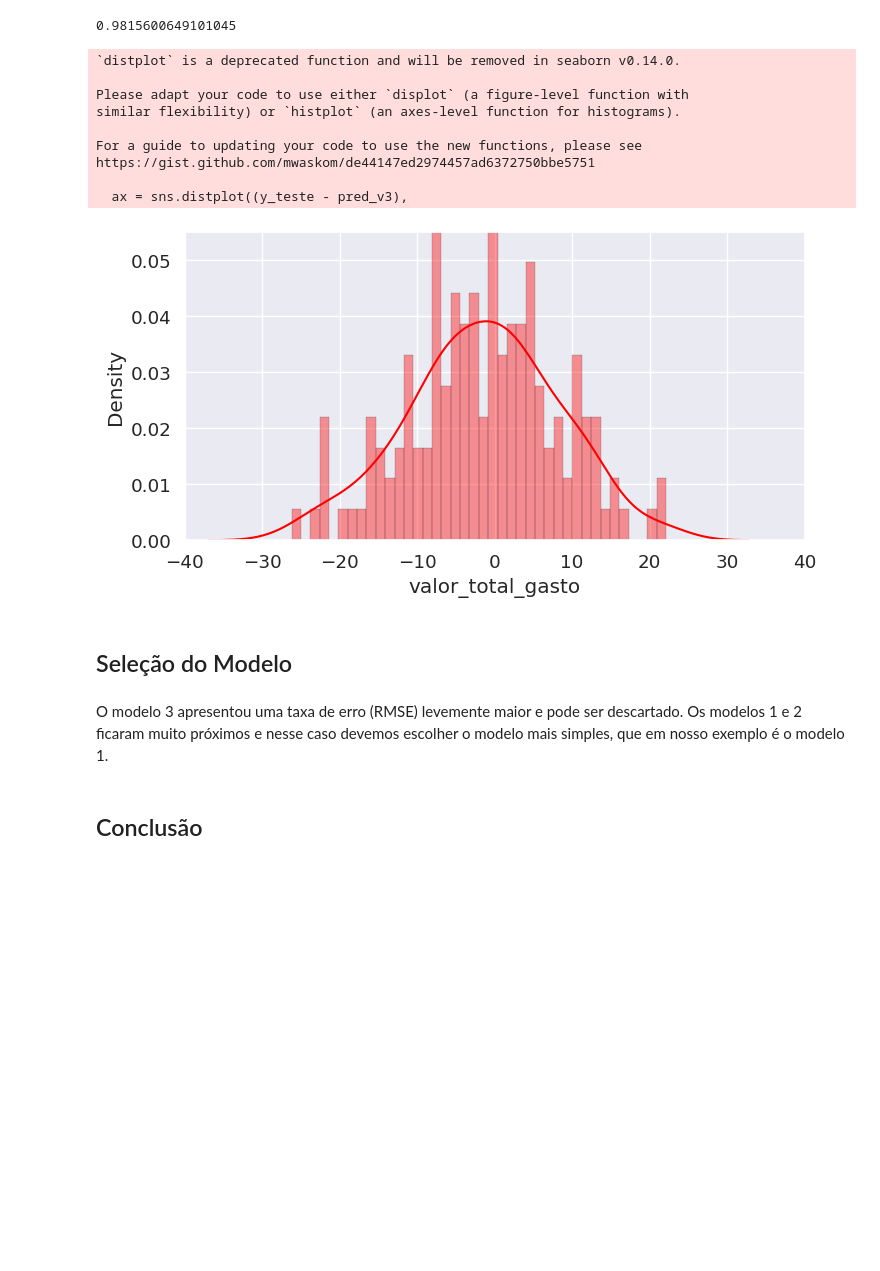
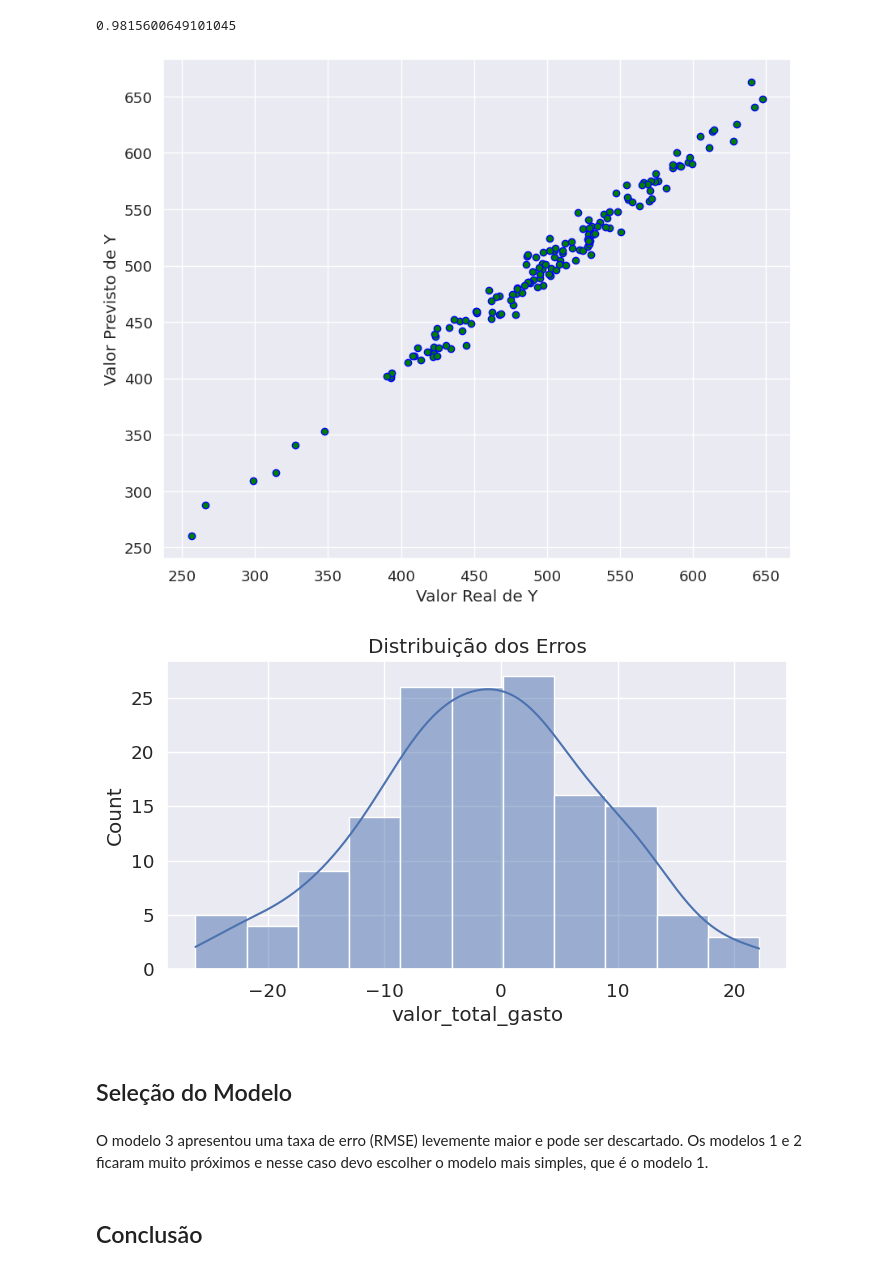
Before and after one commit to gabrielpito92/projetos_fatec, a Jupyter notebook: ML1_FATEC_Ecommerce/MLAnalise_Ecomerce/Vendas_Ecommerce.ipynb, the cells around one changed output. Drawn from its saved outputs; the diff is of its cells as text; code cells hidden in the pictures; blank space fills up the shorter version.

```diff
--- a/ML1_FATEC_Ecommerce/MLAnalise_Ecomerce/Vendas_Ecommerce.ipynb
+++ b/ML1_FATEC_Ecommerce/MLAnalise_Ecomerce/Vendas_Ecommerce.ipynb
@@ -563,27 +563,17 @@ explained_variance_score(y_teste, pred_v3)
 # %%
 # Plot
 plt.figure(figsize = (8,4))
-ax = sns.distplot((y_teste - pred_v3),
-                  bins = 40,
-                  color = 'red',
-                  hist_kws = dict(edgecolor = 'black', linewidth = 0.3))
-ax.set(xlim = (-40, 40))
-ax.set(ylim = (0, 0.055));
+ax = sns.histplot((y_teste - pred_v3), kde=True)
+ax.set(title="Distribuição dos Erros")
+
+plt.show()
 # %% [output]
-`distplot` is a deprecated function and will be removed in seaborn v0.14.0.
-
-Please adapt your code to use either `displot` (a figure-level function with
-similar flexibility) or `histplot` (an axes-level function for histograms).
-
-For a guide to updating your code to use the new functions, please see
-https://gist.github.com/mwaskom/de44147ed2974457ad6372750bbe5751
-
-  ax = sns.distplot((y_teste - pred_v3),
-[figure, old version]
+[figure, new version]
+[figure, added]
 # %% [markdown]
 ## Seleção do Modelo
 # %% [markdown]
-O modelo 3 apresentou uma taxa de erro (RMSE) levemente maior e pode ser descartado. Os modelos 1 e 2 ficaram muito próximos e nesse caso devemos escolher o modelo mais simples, que em nosso exemplo é o modelo 1.
+O modelo 3 apresentou uma taxa de erro (RMSE) levemente maior e pode ser descartado. Os modelos 1 e 2 ficaram muito próximos e nesse caso devo escolher o modelo mais simples, que é o modelo 1.
 # %% [markdown]
 ## Conclusão
 # %%
```
Also changed, not shown: parts of 24 cells of this notebook, 11 other files.
